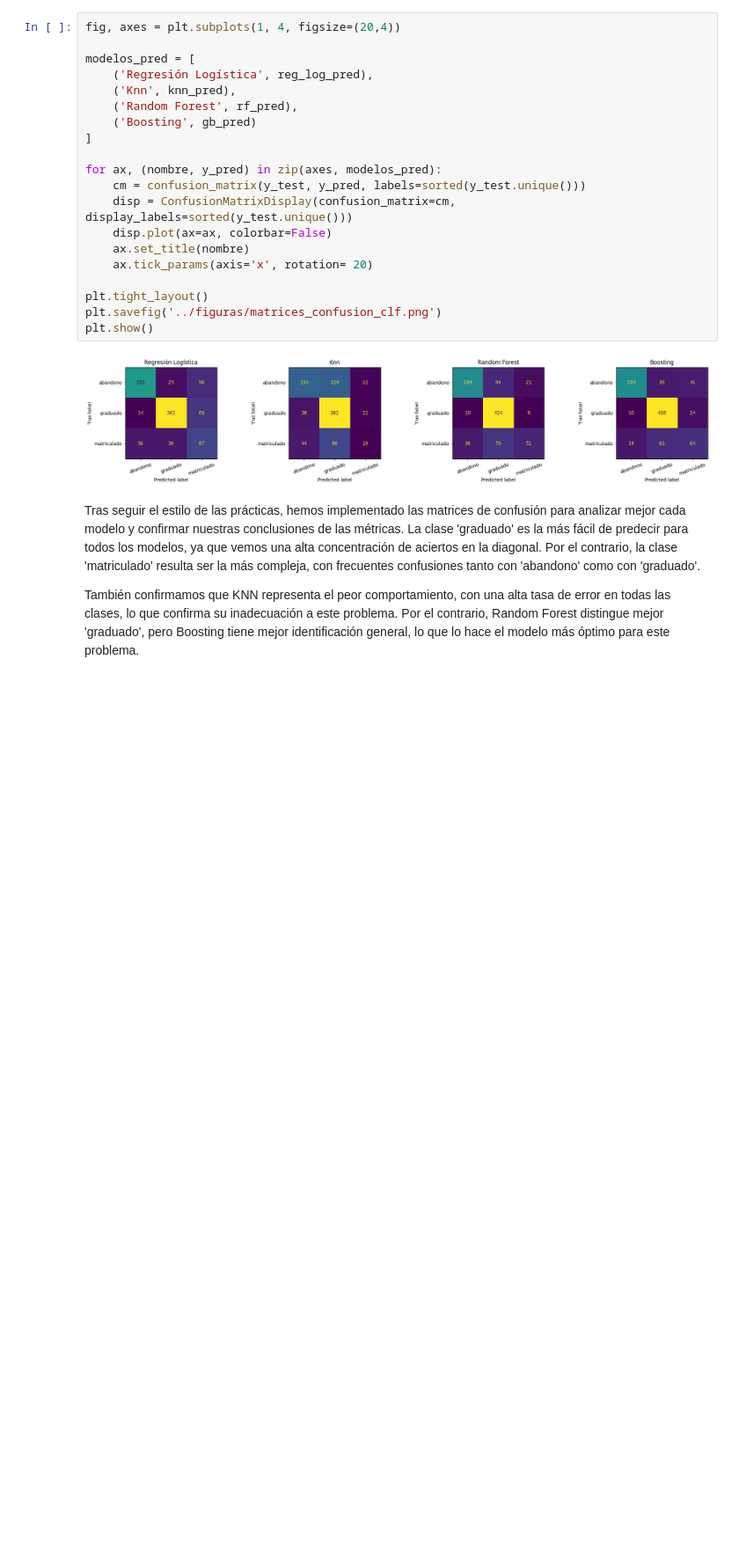
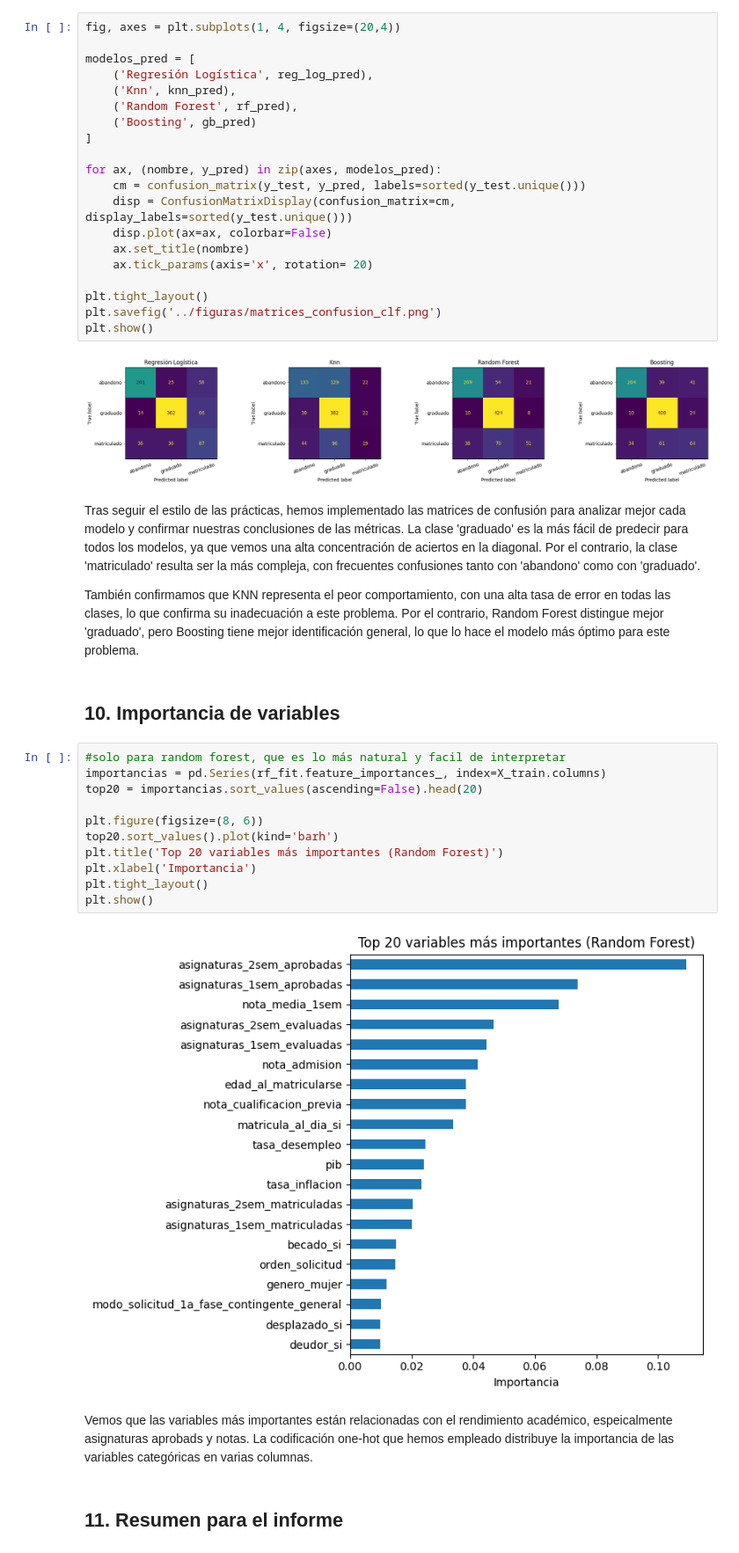
Before and after one commit to adrianalorenzo/ML_proyecto_final, a Jupyter notebook: notebooks/03_clasificacion.ipynb, the cells around one changed output. Shown at 88% size. Saved outputs shown, nothing was run; the diff lists cells and outputs as text; blank space fills up the shorter version.

```diff
--- a/notebooks/03_clasificacion.ipynb
+++ b/notebooks/03_clasificacion.ipynb
@@ -286,3 +286,22 @@ La clase 'graduado' es la más fácil de predecir para todos los modelos, ya que
 
 También confirmamos que KNN representa el peor comportamiento, con una alta tasa de error en todas las clases, lo que confirma su inadecuación a este problema.
 Por el contrario, Random Forest distingue mejor 'graduado', pero Boosting tiene mejor identificación general, lo que lo hace el modelo más óptimo para este problema.
+# %% [markdown]
+## 10. Importancia de variables
+# %%
+#solo para random forest, que es lo más natural y facil de interpretar
+importancias = pd.Series(rf_fit.feature_importances_, index=X_train.columns)
+top20 = importancias.sort_values(ascending=False).head(20)
+
+plt.figure(figsize=(8, 6))
+top20.sort_values().plot(kind='barh')
+plt.title('Top 20 variables más importantes (Random Forest)')
+plt.xlabel('Importancia')
+plt.tight_layout()
+plt.show()
+# %% [output]
+[figure, added]
+# %% [markdown]
+Vemos que las variables más importantes están relacionadas con el rendimiento académico, espeicalmente asignaturas aprobads y notas. La codificación one-hot que hemos empleado distribuye la importancia de las variables categóricas en varias columnas.
+# %% [markdown]
+## 11. Resumen para el informe
```
Also changed, not shown: parts of 1 cell of this notebook.
